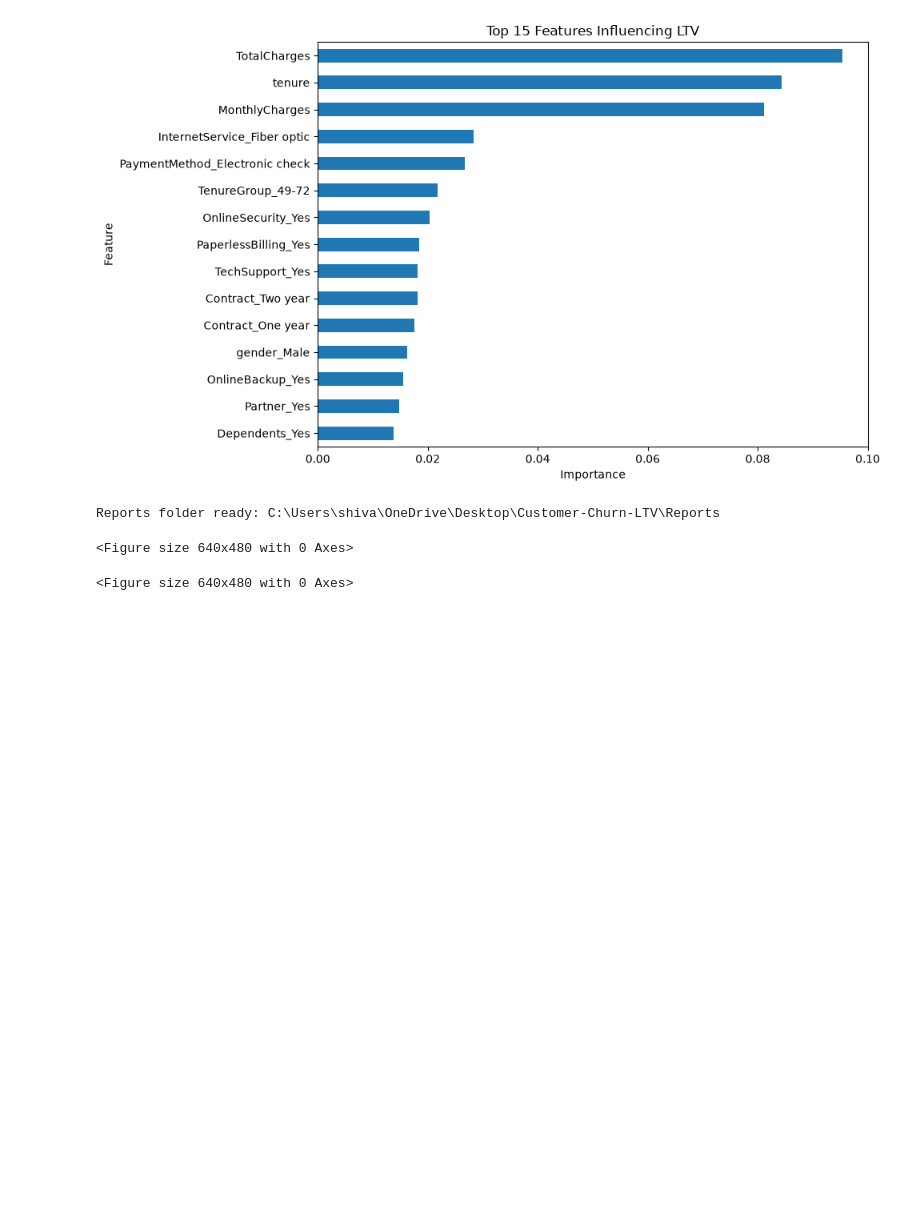
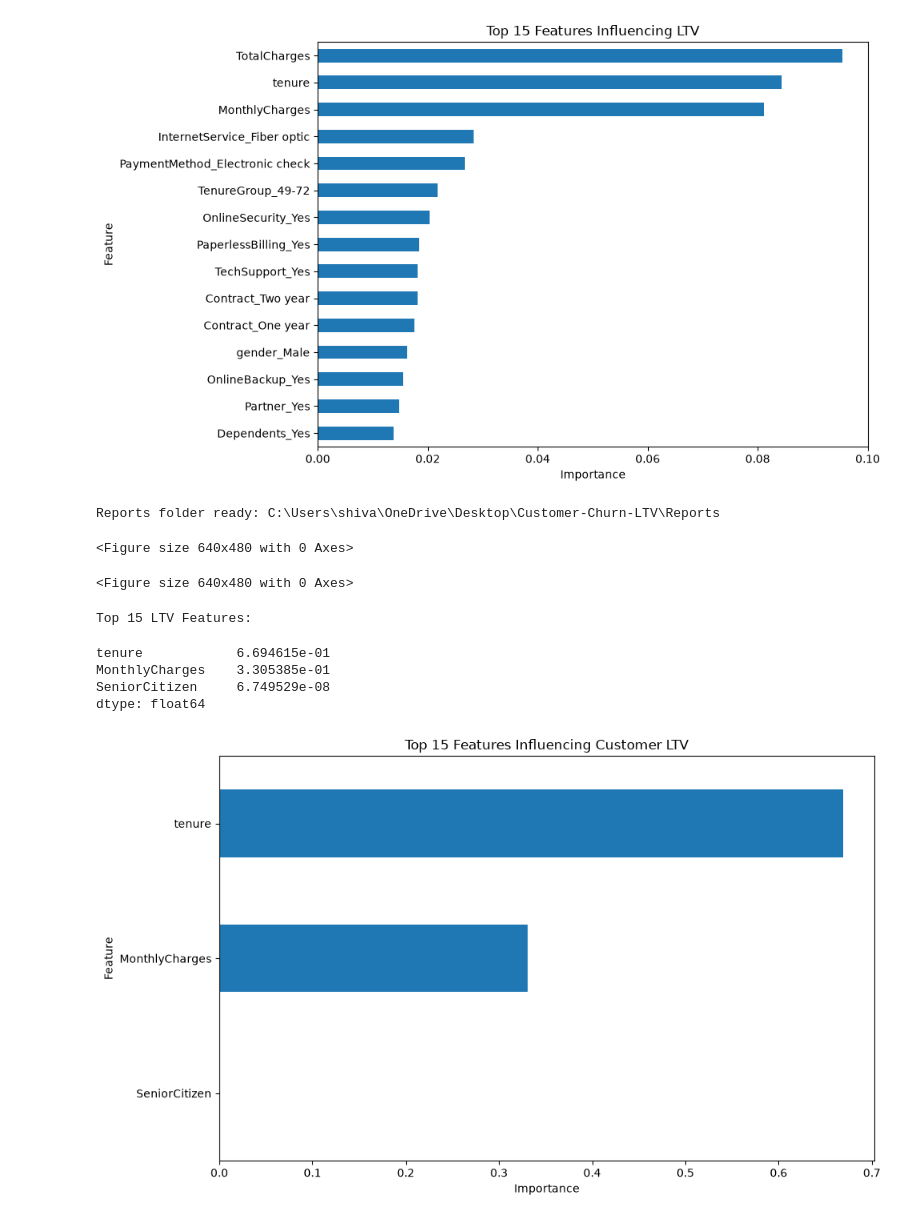
Before and after one commit to begamafreen8088-afk/zaalima-data-analytic, a Jupyter notebook: Notebooks/person2_eda.ipynb, the cells around one changed output. Saved outputs shown, nothing was run; the diff lists cells and outputs as text; code cells hidden in the pictures; blank space fills up the shorter version.

Commit message:
fix: finalize LTV feature importance analysis

```diff
--- a/Notebooks/person2_eda.ipynb
+++ b/Notebooks/person2_eda.ipynb
@@ -2722,3 +2722,39 @@ plt.savefig(
 plt.show()
 # %% [output]
 <Figure size 640x480 with 0 Axes>
+# %%
+# Correct Feature Importance for LTV - Tuned Gradient Boosting
+
+ltv_feature_importance = pd.Series(
+    best_gb_model.feature_importances_,
+    index=X_train.columns
+).sort_values(ascending=False)
+
+print("Top 15 LTV Features:")
+display(ltv_feature_importance.head(15))
+# %% [output]
+Top 15 LTV Features:
+tenure            6.694615e-01
+MonthlyCharges    3.305385e-01
+SeniorCitizen     6.749529e-08
+dtype: float64
+# %%
+import matplotlib.pyplot as plt
+
+plt.figure(figsize=(10, 6))
+
+ltv_feature_importance.head(15).sort_values().plot(kind="barh")
+
+plt.title("Top 15 Features Influencing Customer LTV")
+plt.xlabel("Importance")
+plt.ylabel("Feature")
+
+plt.tight_layout()
+plt.savefig(
+    "../Reports/ltv_feature_importance.png",
+    dpi=300,
+    bbox_inches="tight"
+)
+plt.show()
+# %% [output]
+[figure, added]
```
Also changed, not shown: parts of 3 cells of this notebook, 1 other file.
